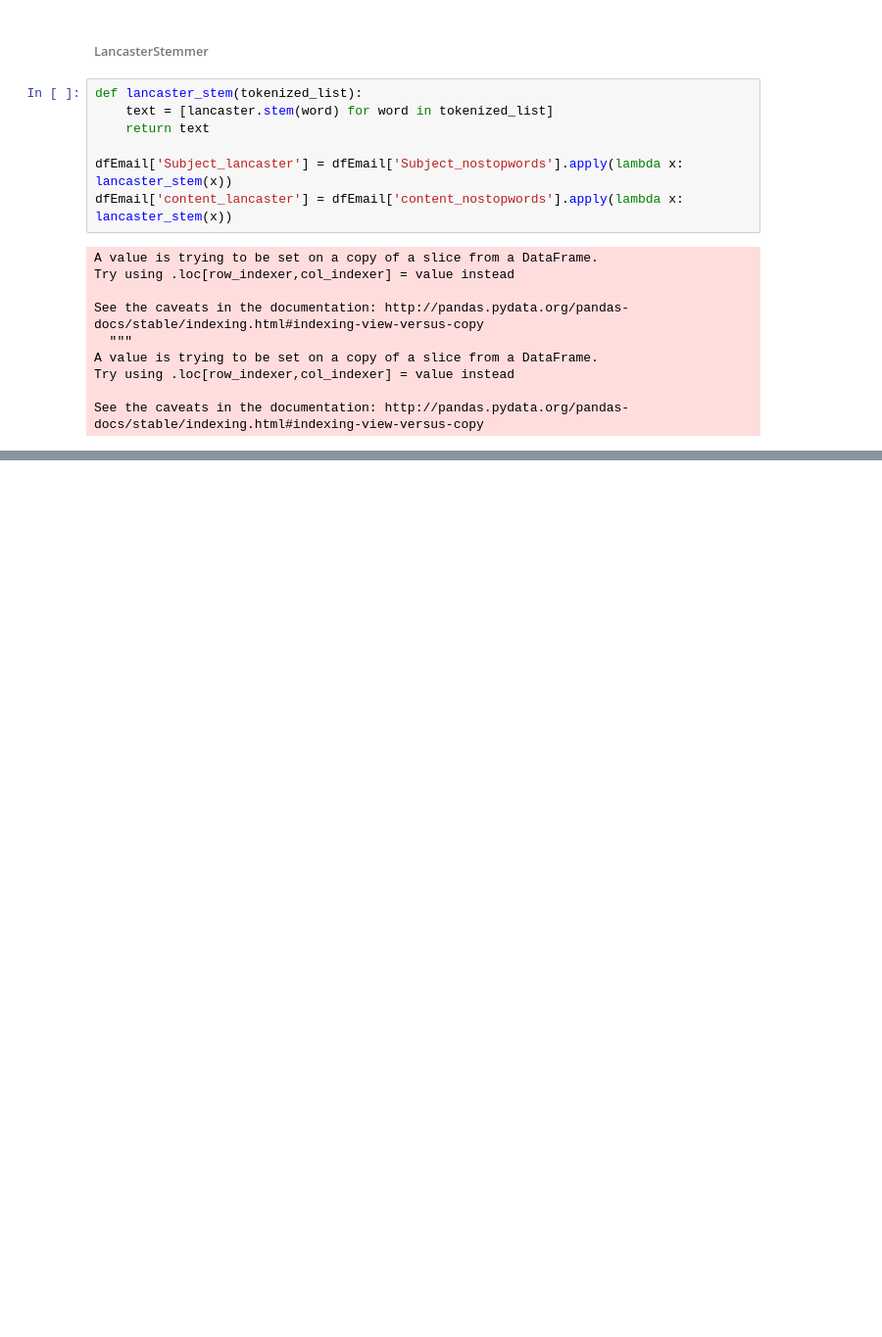
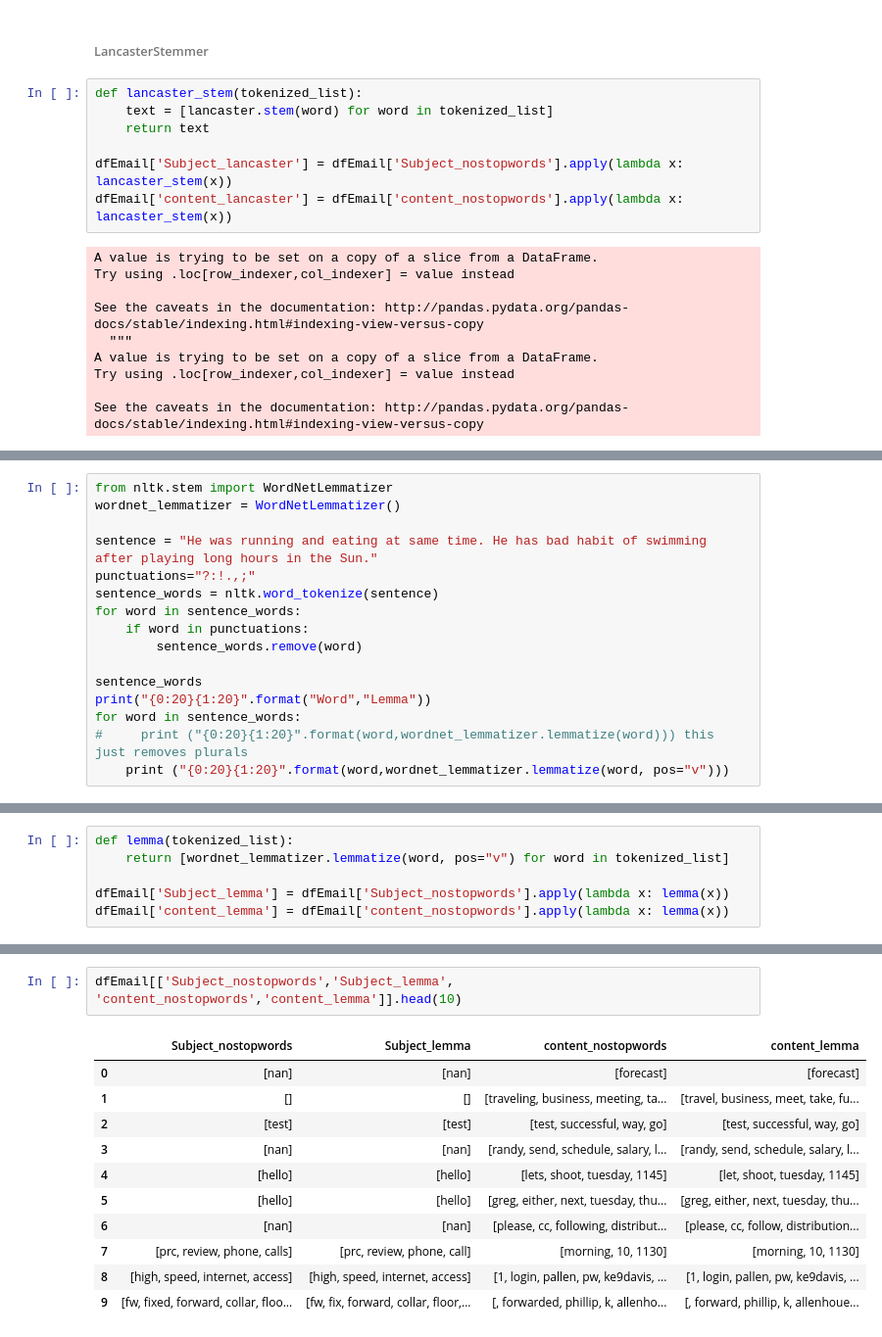
Before and after one commit to Connecting-the-Dots-with-ML/Email-Semantic-Analysis, a Jupyter notebook: NLP_mayur.ipynb, the cells around one changed output, grey strips where cells are left out. Shown: that part at 98% size. Cells and saved outputs as stored; diff of their text form; blank space fills up the shorter version.

Commit message:
feat: added lemmatization

```diff
--- a/NLP_mayur.ipynb
+++ b/NLP_mayur.ipynb
@@ -275,0 +286,16 @@ dfEmail[['Subject_nostopwords','Subject_lancaster', 'content_nostopwords','conte
+# %%
+from nltk.stem import WordNetLemmatizer
+wordnet_lemmatizer = WordNetLemmatizer()
+
+sentence = "He was running and eating at same time. He has bad habit of swimming after playing long hours in the Sun."
+punctuations="?:!.,;"
+sentence_words = nltk.word_tokenize(sentence)
+for word in sentence_words:
+    if word in punctuations:
+        sentence_words.remove(word)
+
+sentence_words
+print("{0:20}{1:20}".format("Word","Lemma"))
+for word in sentence_words:
+#     print ("{0:20}{1:20}".format(word,wordnet_lemmatizer.lemmatize(word))) this just removes plurals
+    print ("{0:20}{1:20}".format(word,wordnet_lemmatizer.lemmatize(word, pos="v")))
@@ -275,0 +320,6 @@ dfEmail[['Subject_nostopwords','Subject_lancaster', 'content_nostopwords','conte
+# %%
+def lemma(tokenized_list):
+    return [wordnet_lemmatizer.lemmatize(word, pos="v") for word in tokenized_list]
+
+dfEmail['Subject_lemma'] = dfEmail['Subject_nostopwords'].apply(lambda x: lemma(x))
+dfEmail['content_lemma'] = dfEmail['content_nostopwords'].apply(lambda x: lemma(x))
@@ -275,0 +337,14 @@ dfEmail[['Subject_nostopwords','Subject_lancaster', 'content_nostopwords','conte
+# %%
+dfEmail[['Subject_nostopwords','Subject_lemma', 'content_nostopwords','content_lemma']].head(10)
+# %% [output]
+|  | Subject_nostopwords | Subject_lemma | content_nostopwords | content_lemma |
+| 0 | [nan] | [nan] | [forecast] | [forecast] |
+| 1 | [] | [] | [traveling, business, meeting, ta... | [travel, business, meet, take, fu... |
+| 2 | [test] | [test] | [test, successful, way, go] | [test, successful, way, go] |
+| 3 | [nan] | [nan] | [randy, send, schedule, salary, l... | [randy, send, schedule, salary, l... |
+| 4 | [hello] | [hello] | [lets, shoot, tuesday, 1145] | [let, shoot, tuesday, 1145] |
+| 5 | [hello] | [hello] | [greg, either, next, tuesday, thu... | [greg, either, next, tuesday, thu... |
+| 6 | [nan] | [nan] | [please, cc, following, distribut... | [please, cc, follow, distribution... |
+| 7 | [prc, review, phone, calls] | [prc, review, phone, call] | [morning, 10, 1130] | [morning, 10, 1130] |
+| 8 | [high, speed, internet, access] | [high, speed, internet, access] | [1, login, pallen, pw, ke9davis, ... | [1, login, pallen, pw, ke9davis, ... |
+| 9 | [fw, fixed, forward, collar, floo... | [fw, fix, forward, collar, floor,... | [, forwarded, phillip, k, allenho... | [, forward, phillip, k, allenhoue... |
```
Also changed, not shown: parts of 6 cells of this notebook.
